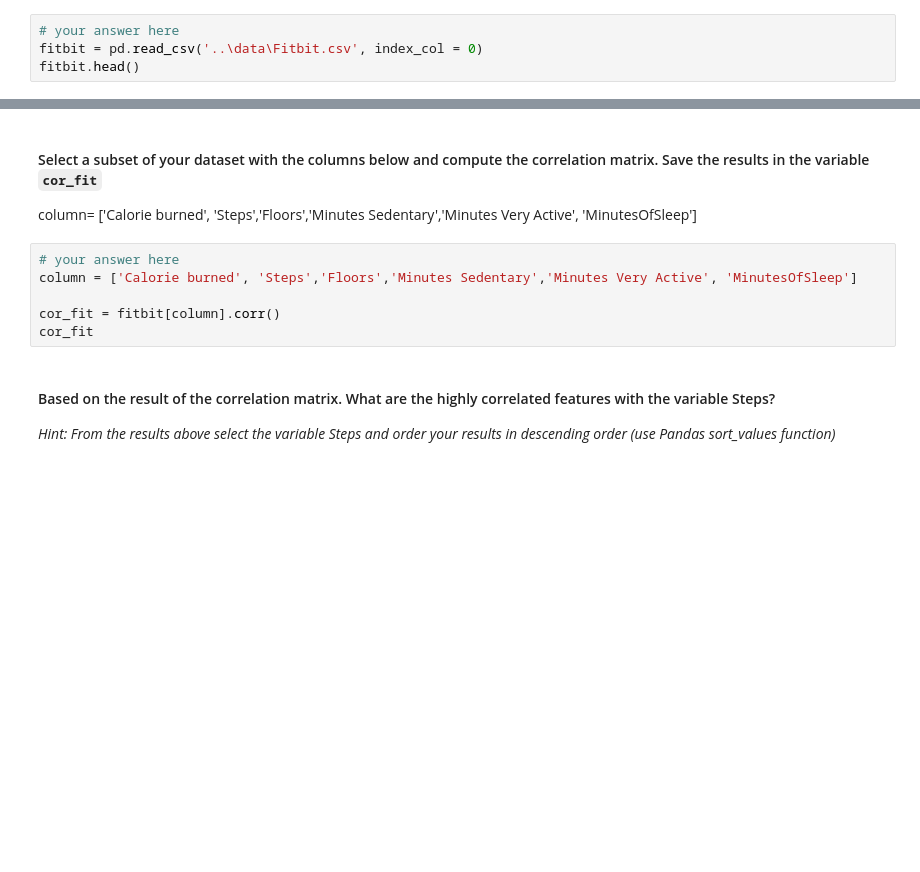
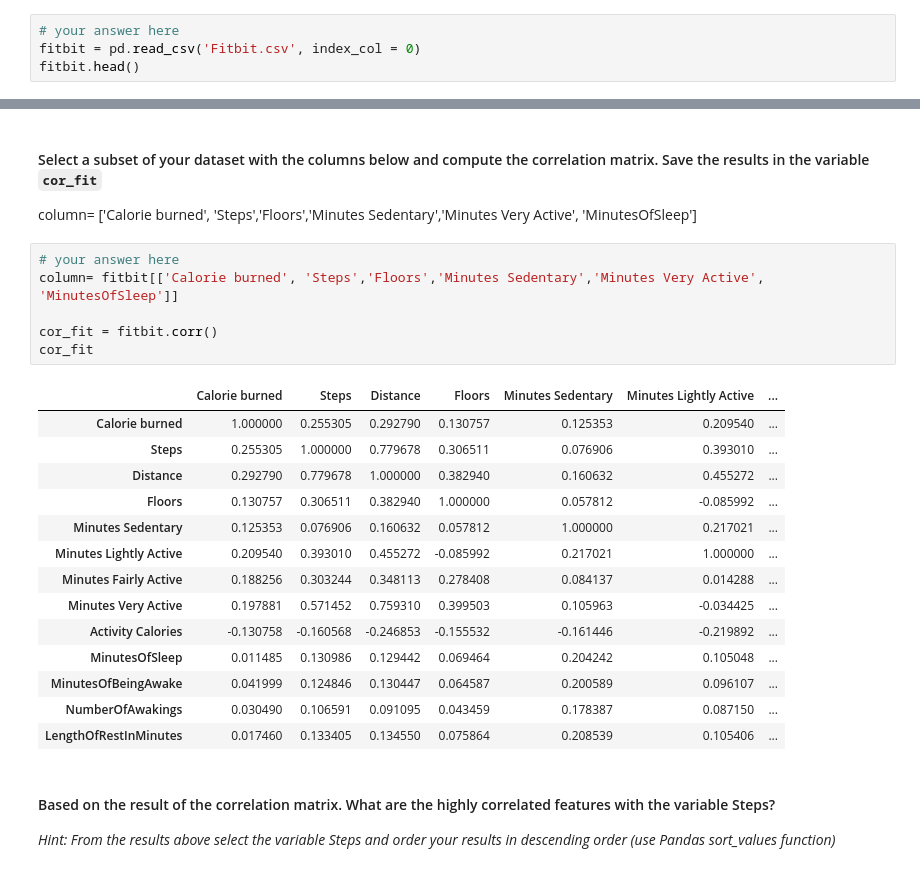
Before and after one commit to ta-data-lis/lab-pivot-table-and-correlation, a Jupyter notebook: your_code/main.ipynb, the cells around one changed output, grey strips where cells are left out. Drawn from its saved outputs; the diff is of its cells as text; blank space fills up the shorter version.

```diff
--- a/your_code/main.ipynb
+++ b/your_code/main.ipynb
@@ -87,5 +169,5 @@ Hint: Write a custom function.
 #### Open the ` Fitbit.csv` file and name your dataset `fitbit`.
 # %%
 # your answer here
-fitbit = pd.read_csv('..\data\Fitbit.csv', index_col = 0)
+fitbit = pd.read_csv('Fitbit.csv', index_col = 0)
 fitbit.head()
@@ -150,10 +283,25 @@ plt.show()
 column= ['Calorie burned', 'Steps','Floors','Minutes Sedentary','Minutes Very Active', 'MinutesOfSleep']
 # %%
 # your answer here
-column = ['Calorie burned', 'Steps','Floors','Minutes Sedentary','Minutes Very Active', 'MinutesOfSleep']
+column= fitbit[['Calorie burned', 'Steps','Floors','Minutes Sedentary','Minutes Very Active', 'MinutesOfSleep']]
 
-cor_fit = fitbit[column].corr()
+cor_fit = fitbit.corr()
 cor_fit
+# %% [output]
+|  | Calorie burned | Steps | Distance | Floors | Minutes Sedentary | Minutes Lightly Active | ... |
+| Calorie burned | 1.000000 | 0.255305 | 0.292790 | 0.130757 | 0.125353 | 0.209540 | ... |
+| Steps | 0.255305 | 1.000000 | 0.779678 | 0.306511 | 0.076906 | 0.393010 | ... |
+| Distance | 0.292790 | 0.779678 | 1.000000 | 0.382940 | 0.160632 | 0.455272 | ... |
+| Floors | 0.130757 | 0.306511 | 0.382940 | 1.000000 | 0.057812 | -0.085992 | ... |
+| Minutes Sedentary | 0.125353 | 0.076906 | 0.160632 | 0.057812 | 1.000000 | 0.217021 | ... |
+| Minutes Lightly Active | 0.209540 | 0.393010 | 0.455272 | -0.085992 | 0.217021 | 1.000000 | ... |
+| Minutes Fairly Active | 0.188256 | 0.303244 | 0.348113 | 0.278408 | 0.084137 | 0.014288 | ... |
+| Minutes Very Active | 0.197881 | 0.571452 | 0.759310 | 0.399503 | 0.105963 | -0.034425 | ... |
+| Activity Calories | -0.130758 | -0.160568 | -0.246853 | -0.155532 | -0.161446 | -0.219892 | ... |
+| MinutesOfSleep | 0.011485 | 0.130986 | 0.129442 | 0.069464 | 0.204242 | 0.105048 | ... |
+| MinutesOfBeingAwake | 0.041999 | 0.124846 | 0.130447 | 0.064587 | 0.200589 | 0.096107 | ... |
+| NumberOfAwakings | 0.030490 | 0.106591 | 0.091095 | 0.043459 | 0.178387 | 0.087150 | ... |
+| LengthOfRestInMinutes | 0.017460 | 0.133405 | 0.134550 | 0.075864 | 0.208539 | 0.105406 | ... |
 # %% [markdown]
 #### Based on the result of the correlation matrix. What are the highly correlated features with the variable Steps?
 *Hint: From the results above select the variable Steps and order your results in descending order (use Pandas sort_values function)*
```
Also changed, not shown: parts of 27 cells of this notebook.
